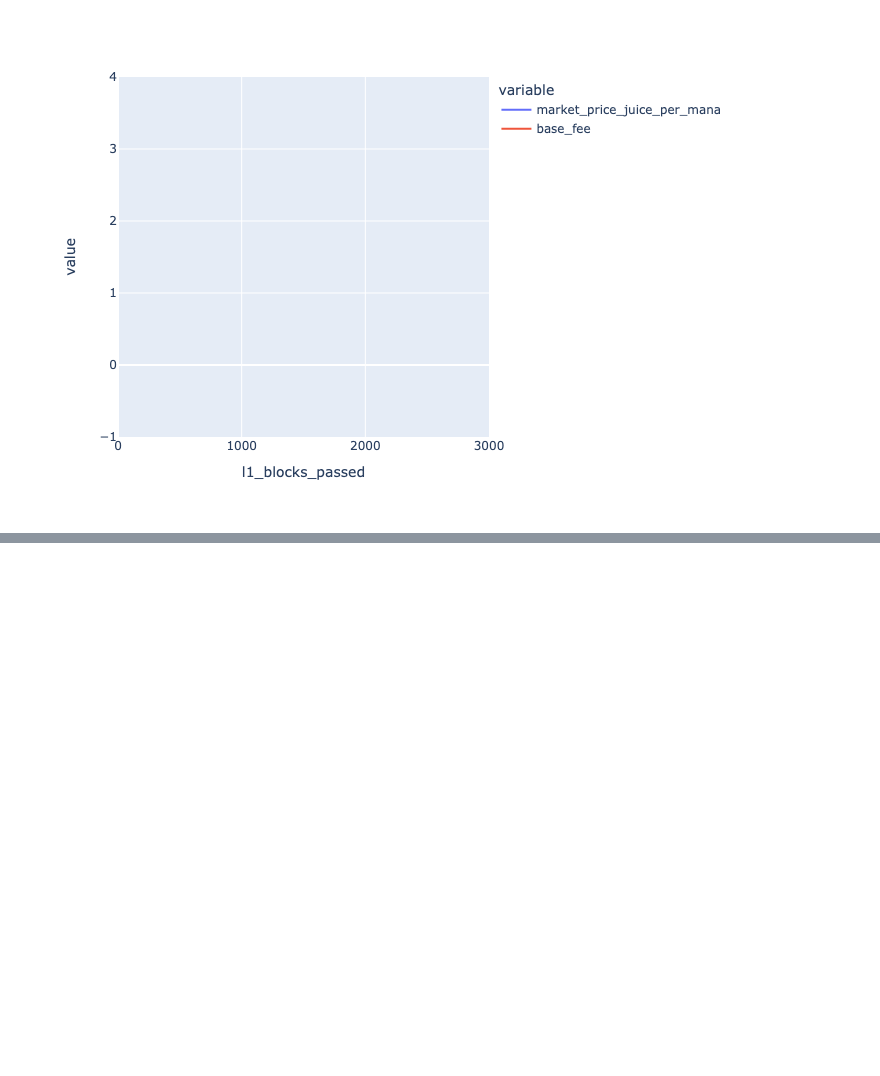
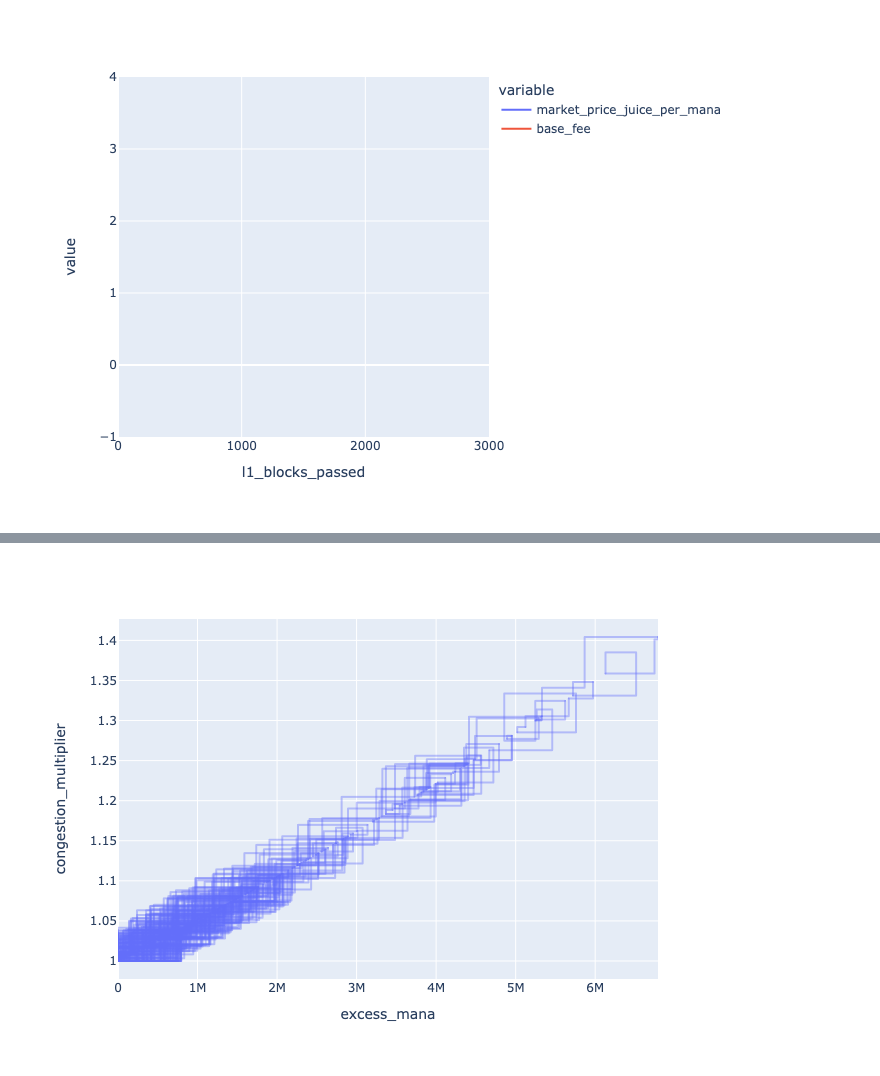
Before and after one commit to BlockScience/aztec-gddt-v2, a Jupyter notebook: notebooks/test_run.ipynb, the cells around one changed output, grey strips where cells are left out. Saved outputs shown, nothing was run; the diff lists cells and outputs as text; code cells hidden in the pictures; blank space fills up the shorter version.

```diff
--- a/notebooks/test_run.ipynb
+++ b/notebooks/test_run.ipynb
@@ -123,0 +134,7 @@ px.line(sim_df.reset_index(), 'l1_blocks_passed', 'l2_blocks_passed')
+# %%
+
+fig = px.line(sim_df, x='excess_mana', y='congestion_multiplier')
+fig.update_traces(opacity=.4)
+fig.show()
+# %% [output]
+[figure, added]
```
Also changed, not shown: parts of 7 cells of this notebook.
